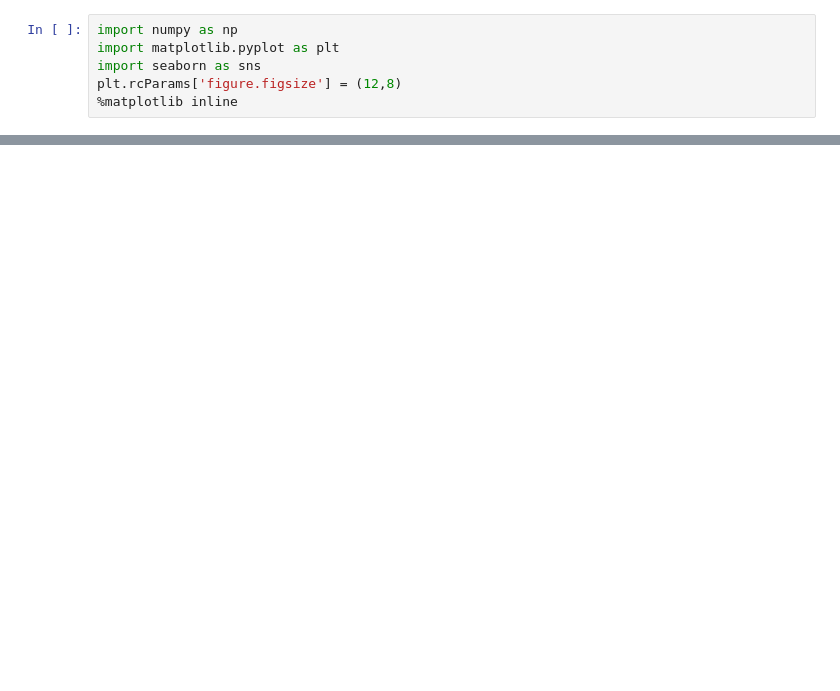
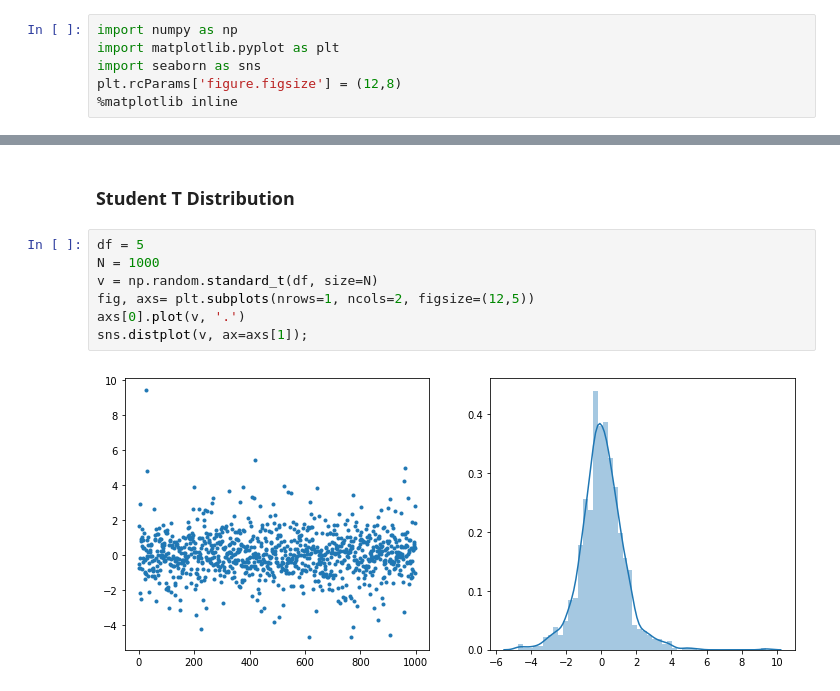
Before and after one commit to ramvarra/MLTutorial, a Jupyter notebook: Stats.ipynb, the cells around one changed output, grey strips where cells are left out. Drawn from its saved outputs; the diff is of its cells as text; blank space fills up the shorter version.

```diff
--- a/Stats.ipynb
+++ b/Stats.ipynb
@@ -24,0 +39,11 @@ roots: $\frac{-b}{2a}$
+# %% [markdown]
+### Student T Distribution
+# %%
+df = 5
+N = 1000
+v = np.random.standard_t(df, size=N)
+fig, axs= plt.subplots(nrows=1, ncols=2, figsize=(12,5))
+axs[0].plot(v, '.')
+sns.distplot(v, ax=axs[1]);
+# %% [output]
+[figure, added]
```
Also changed, not shown: parts of 7 cells of this notebook, 2 other files.
